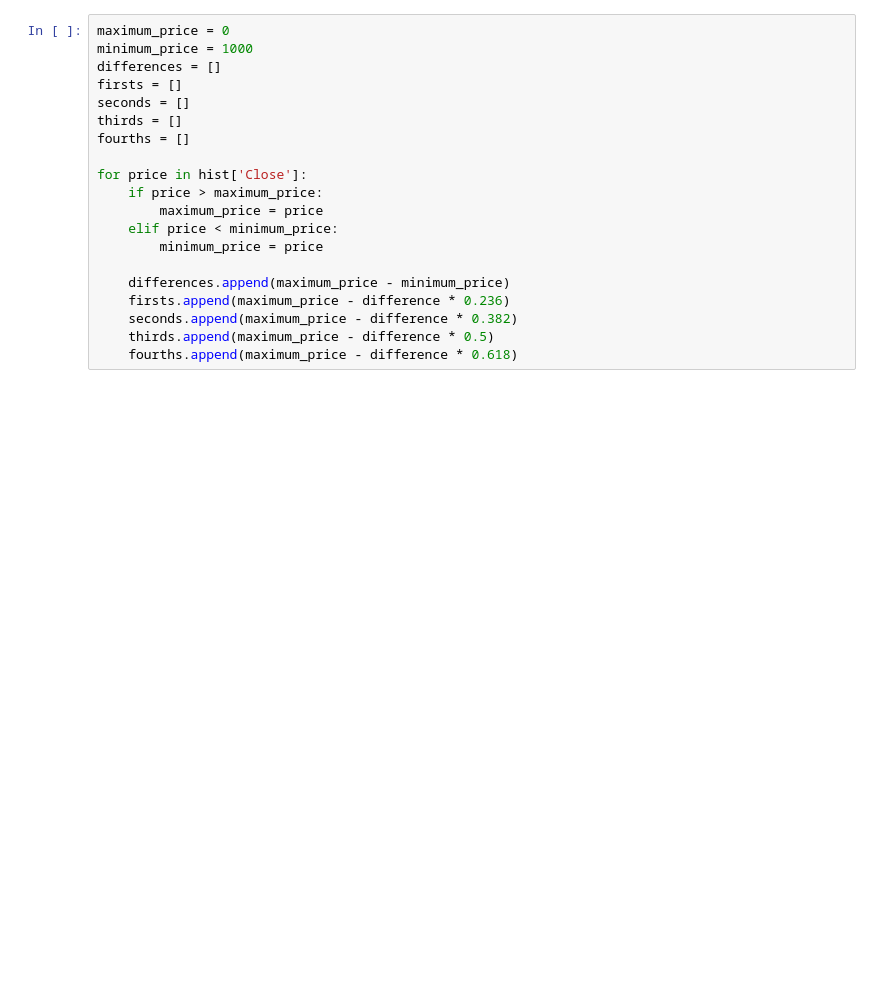
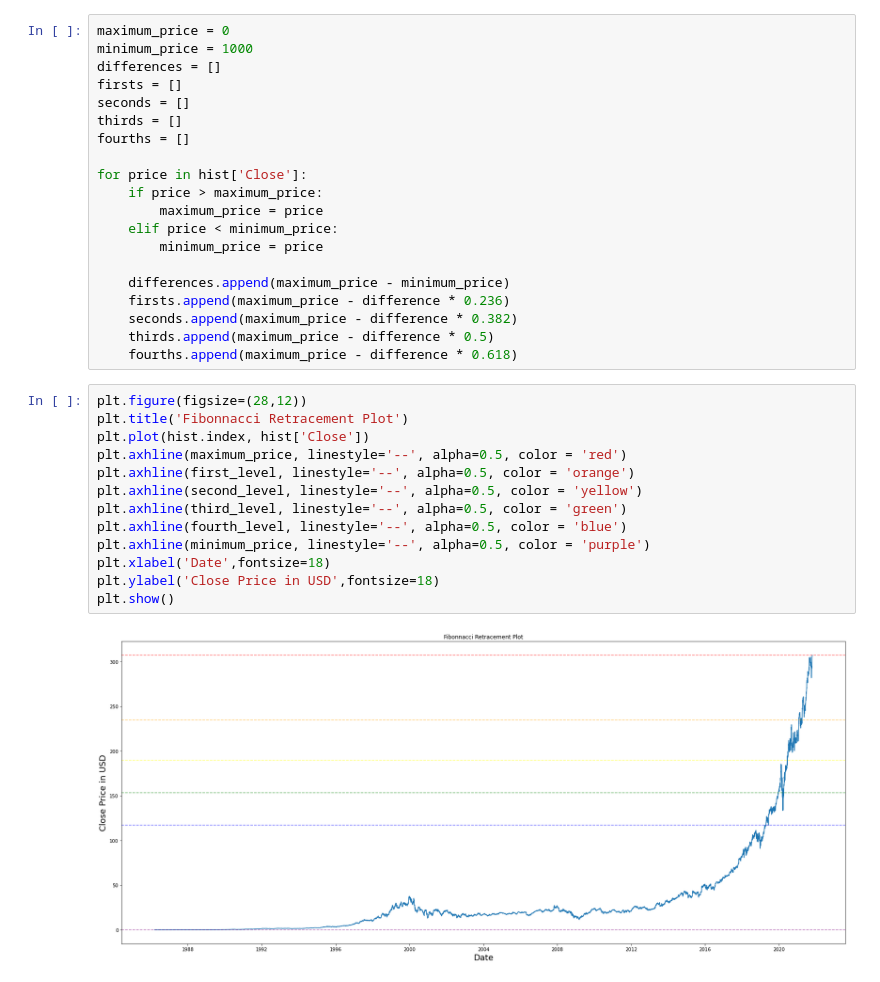
Before and after one commit to projeto-de-algoritmos/PD_Stock_Fibonacci_Ratios, a Jupyter notebook: Stocks_Fibonacci.ipynb, the cells around one changed output. Cells and saved outputs as stored; diff of their text form; blank space fills up the shorter version.

```diff
--- a/Stocks_Fibonacci.ipynb
+++ b/Stocks_Fibonacci.ipynb
@@ -55,3 +56,18 @@ for price in hist['Close']:
     seconds.append(maximum_price - difference * 0.382)
     thirds.append(maximum_price - difference * 0.5)
     fourths.append(maximum_price - difference * 0.618)
+# %%
+plt.figure(figsize=(28,12))
+plt.title('Fibonnacci Retracement Plot')
+plt.plot(hist.index, hist['Close'])
+plt.axhline(maximum_price, linestyle='--', alpha=0.5, color = 'red')
+plt.axhline(first_level, linestyle='--', alpha=0.5, color = 'orange')
+plt.axhline(second_level, linestyle='--', alpha=0.5, color = 'yellow')
+plt.axhline(third_level, linestyle='--', alpha=0.5, color = 'green')
+plt.axhline(fourth_level, linestyle='--', alpha=0.5, color = 'blue')
+plt.axhline(minimum_price, linestyle='--', alpha=0.5, color = 'purple')
+plt.xlabel('Date',fontsize=18)
+plt.ylabel('Close Price in USD',fontsize=18)
+plt.show()
+# %% [output]
+[figure, added]
```
Also changed, not shown: parts of 1 cell of this notebook.
